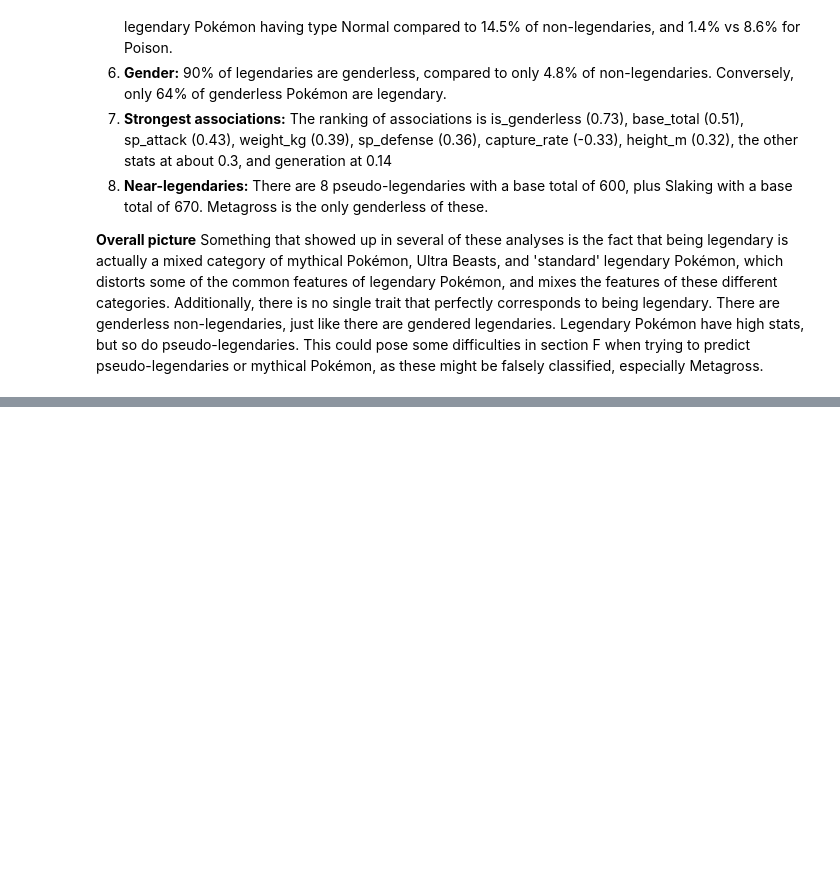
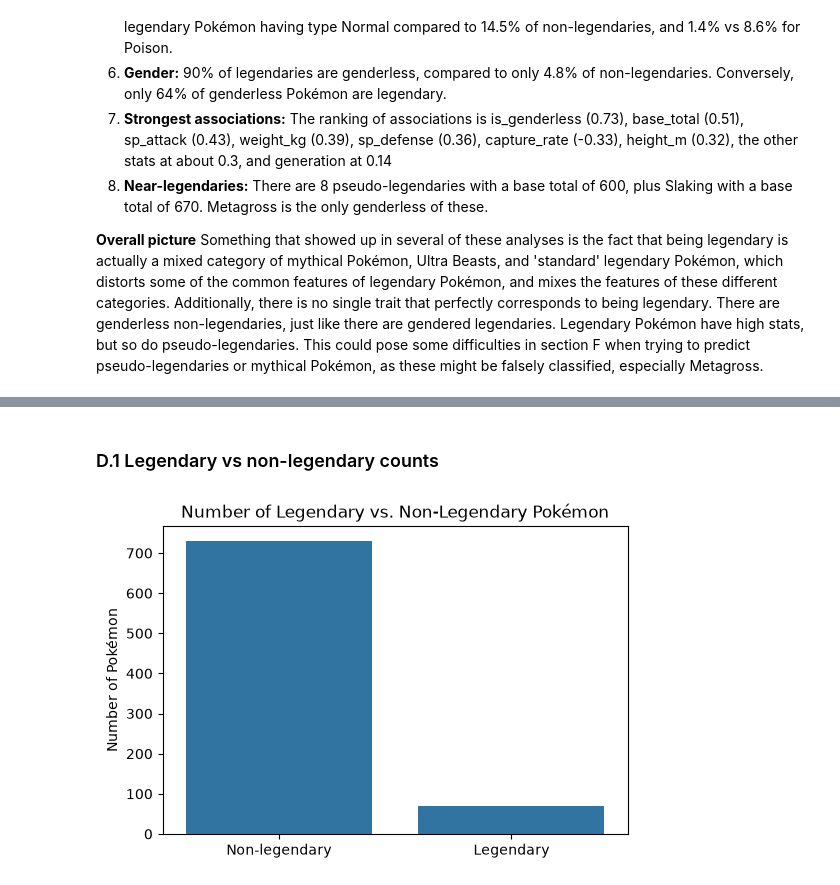
Before and after one commit to mhase27/dcs211_final_project, a Jupyter notebook: pokemon_analysis.ipynb, the cells around one changed output, grey strips where cells are left out. Cells and saved outputs as stored; diff of their text form; code cells hidden in the pictures; blank space fills up the shorter version.

Commit message:
Completed Section D: Data Visualization

```diff
--- a/pokemon_analysis.ipynb
+++ b/pokemon_analysis.ipynb
@@ -798,0 +811,14 @@ This could pose some difficulties in section F when trying to predict pseudo-leg
+# %% [markdown]
+### D.1 Legendary vs non-legendary counts
+# %%
+# creating a plot for legendary vs. non-legendary counts
+plt.figure(figsize = (6, 4)) # creates the canvas
+sns.countplot(data = df_clean, x = 'is_legendary') # draws the bar chart
+plt.xticks([0, 1], ['Non-legendary', 'Legendary']) # replaces the labels under the bars (otherwise 0 and 1)
+plt.title("Number of Legendary vs. Non-Legendary Pokémon")
+plt.xlabel("") # sets empty x label
+plt.ylabel("Number of Pokémon")
+plt.savefig('figures/01_legendary_count.png', dpi = 150, bbox_inches = 'tight') # saves the figure to the figures directory
+plt.show()
+# %% [output]
+[figure, added]
```
Also changed, not shown: parts of 23 cells of this notebook, 7 other files.
